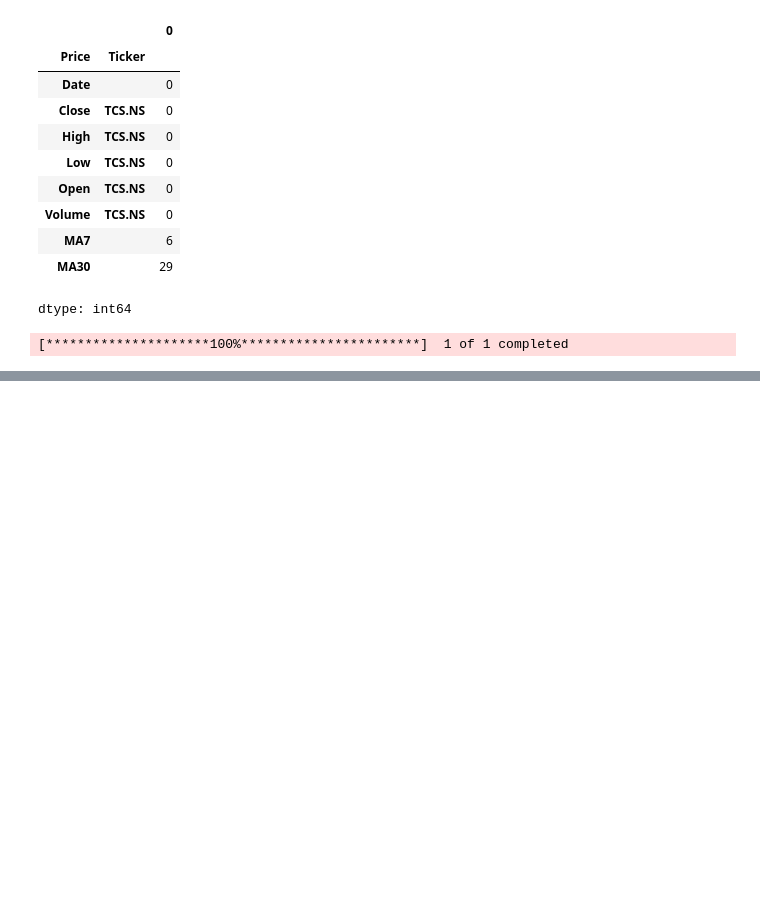
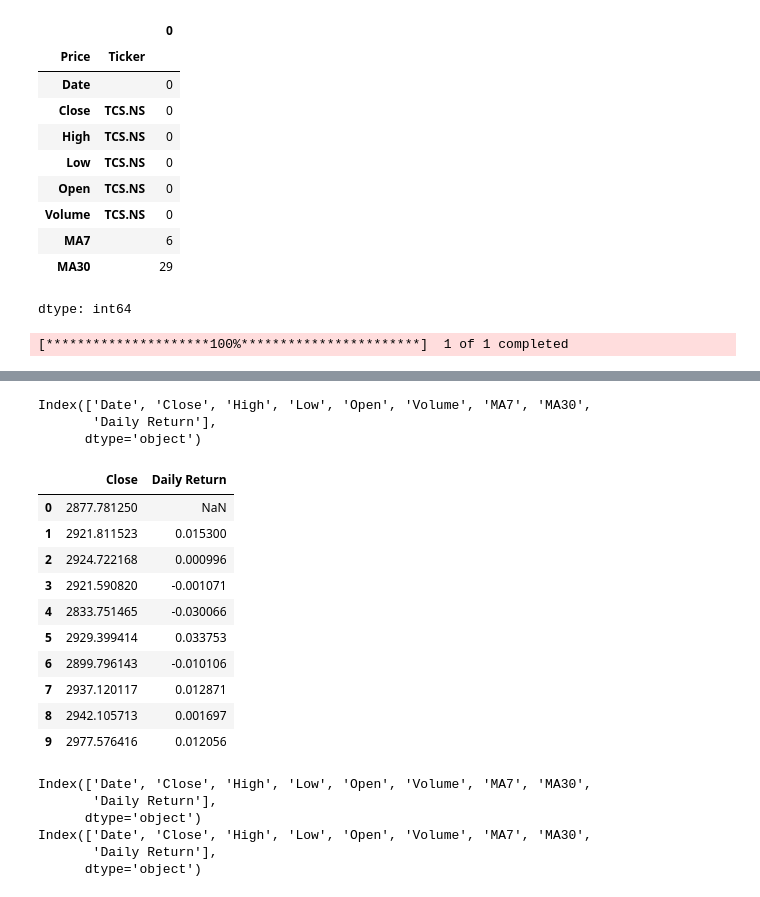
Before and after one commit to Manjunath-Kurubar/stock-market-data-analysis, a Jupyter notebook: Stock_Market_Analysis.ipynb, the cells around one changed output, grey strips where cells are left out. Saved outputs shown, nothing was run; the diff lists cells and outputs as text; code cells hidden in the pictures; blank space fills up the shorter version.

```diff
--- a/Stock_Market_Analysis.ipynb
+++ b/Stock_Market_Analysis.ipynb
@@ -218,0 +287,34 @@ reliance[['Close','MA7','MA30']].head(35)
+# %%
+data.columns = [col[0] if isinstance(col, tuple) else col for col in data.columns]
+print(data.columns)
+# %% [output]
+Index(['Date', 'Close', 'High', 'Low', 'Open', 'Volume', 'MA7', 'MA30',
+       'Daily Return'],
+      dtype='object')
+# %%
+data['Daily Return'] = data['Close'].pct_change()
+display(data[['Close','Daily Return']].head(10))
+# %% [output]
+|  | Close | Daily Return |
+| 0 | 2877.781250 | NaN |
+| 1 | 2921.811523 | 0.015300 |
+| 2 | 2924.722168 | 0.000996 |
+| 3 | 2921.590820 | -0.001071 |
+| 4 | 2833.751465 | -0.030066 |
+| 5 | 2929.399414 | 0.033753 |
+| 6 | 2899.796143 | -0.010106 |
+| 7 | 2937.120117 | 0.012871 |
+| 8 | 2942.105713 | 0.001697 |
+| 9 | 2977.576416 | 0.012056 |
+# %%
+infy.columns = [col[0] if isinstance(col, tuple) else col for col in infy.columns]
+reliance.columns = [col[0] if isinstance(col, tuple) else col for col in reliance.columns]
+print(infy.columns)
+print(reliance.columns)
+# %% [output]
+Index(['Date', 'Close', 'High', 'Low', 'Open', 'Volume', 'MA7', 'MA30',
+       'Daily Return'],
+      dtype='object')
+Index(['Date', 'Close', 'High', 'Low', 'Open', 'Volume', 'MA7', 'MA30',
+       'Daily Return'],
+      dtype='object')
```
Also changed, not shown: parts of 14 cells of this notebook.
